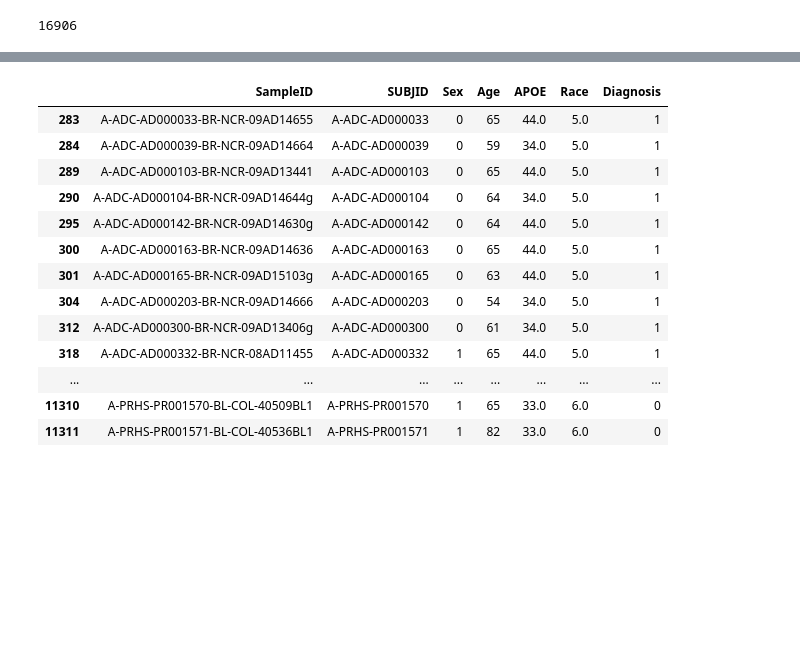
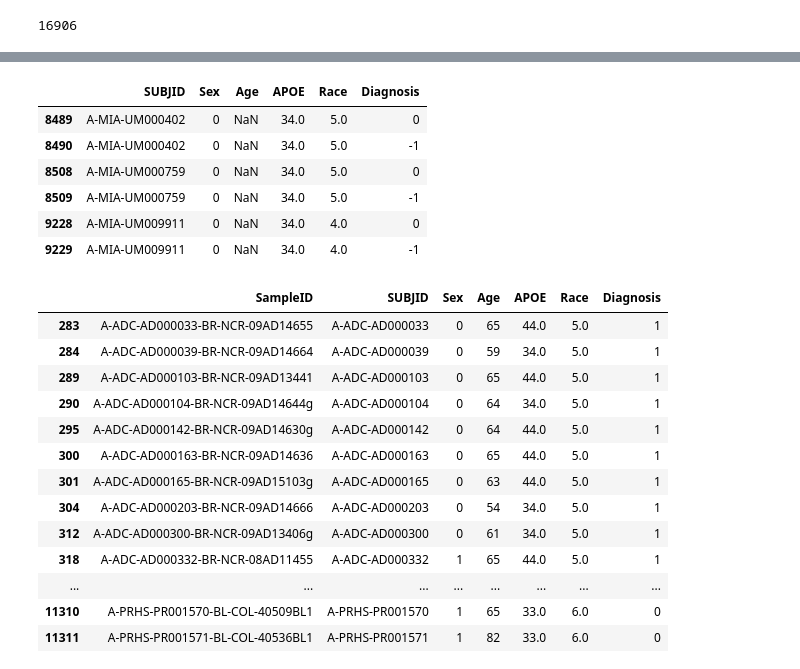
Before and after one commit to teresa-sansan/ADSP_polyfun, a Jupyter notebook: merge_phenotype_ancestry.ipynb, the cells around one changed output, grey strips where cells are left out. Saved outputs shown, nothing was run; the diff lists cells and outputs as text; code cells hidden in the pictures; blank space fills up the shorter version.

```diff
--- a/merge_phenotype_ancestry.ipynb
+++ b/merge_phenotype_ancestry.ipynb
@@ -245,3 +259,13 @@ missing_in_merging.to_csv("/gpfs/commons/home/tlin/data/missingID.tsv", sep = '\
+# %%
+phenotype_test[phenotype_test.SUBJID.isin(missing_in_merging.SUBJID)]
+# %% [output]
+|  | SUBJID | Sex | Age | APOE | Race | Diagnosis |
+| 8489 | A-MIA-UM000402 | 0 | NaN | 34.0 | 5.0 | 0 |
+| 8490 | A-MIA-UM000402 | 0 | NaN | 34.0 | 5.0 | -1 |
+| 8508 | A-MIA-UM000759 | 0 | NaN | 34.0 | 5.0 | 0 |
+| 8509 | A-MIA-UM000759 | 0 | NaN | 34.0 | 5.0 | -1 |
+| 9228 | A-MIA-UM009911 | 0 | NaN | 34.0 | 4.0 | 0 |
+| 9229 | A-MIA-UM009911 | 0 | NaN | 34.0 | 4.0 | -1 |
 # %%
 error = ancestry_merge[ancestry_merge.SUBJID.isin(phenotype_merge2.SUBJID) & ~ancestry_merge.SUBJID.isin(phenotype.SUBJID)]
 error = error[error.Diagnosis != -1].loc[:,["SampleID","SUBJID","Sex","Age","APOE","Race","Diagnosis"]]   #2273
```
Also changed, not shown: parts of 25 cells of this notebook, 25 other files.
